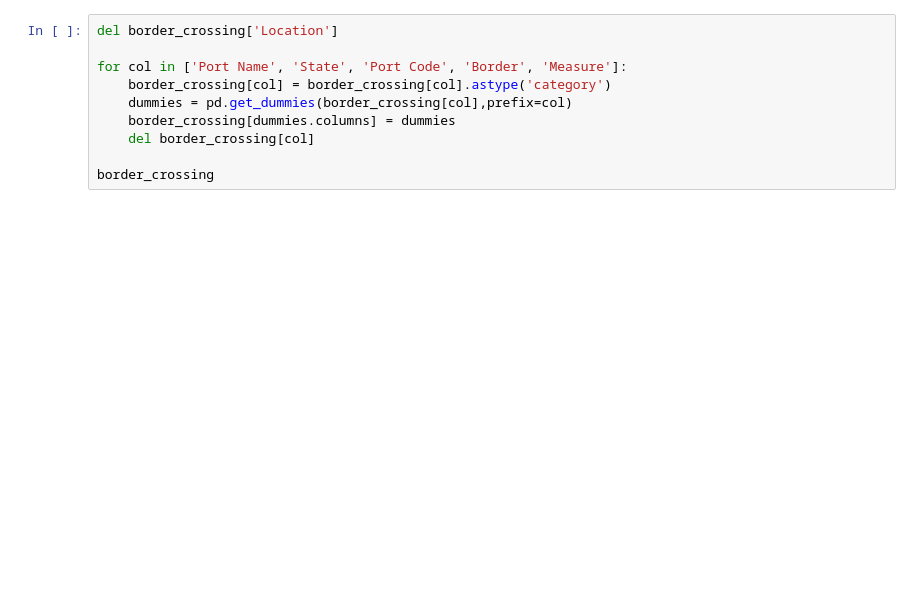
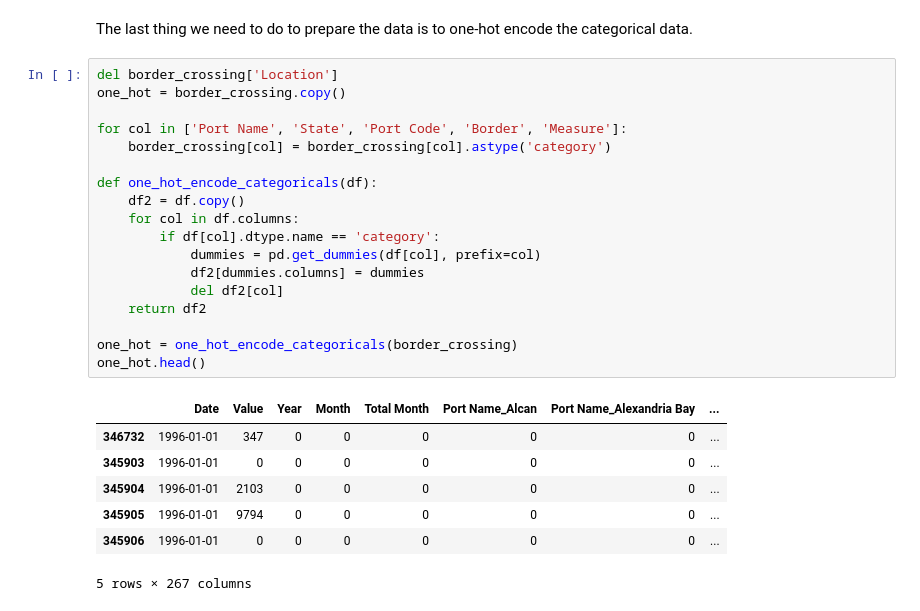
Before and after one commit to dynamic-duo-data-science/dynamicduo, a Jupyter notebook: notebooks/Regression.ipynb, the cells around one changed output. Drawn from its saved outputs; the diff is of its cells as text; blank space fills up the shorter version.

```diff
--- a/notebooks/Regression.ipynb
+++ b/notebooks/Regression.ipynb
@@ -71,10 +61,28 @@ border_crossing.head()
+# %% [markdown]
+The last thing we need to do to prepare the data is to one-hot encode the categorical data.
 # %%
 del border_crossing['Location']
+one_hot = border_crossing.copy()
 
 for col in ['Port Name', 'State', 'Port Code', 'Border', 'Measure']:
     border_crossing[col] = border_crossing[col].astype('category')
-    dummies = pd.get_dummies(border_crossing[col],prefix=col)
-    border_crossing[dummies.columns] = dummies
-    del border_crossing[col]
 
-border_crossing
+def one_hot_encode_categoricals(df):
+    df2 = df.copy()
+    for col in df.columns:
+        if df[col].dtype.name == 'category':
+            dummies = pd.get_dummies(df[col], prefix=col)
+            df2[dummies.columns] = dummies
+            del df2[col]
+    return df2
+
+one_hot = one_hot_encode_categoricals(border_crossing)
+one_hot.head()
+# %% [output]
+|  | Date | Value | Year | Month | Total Month | Port Name_Alcan | Port Name_Alexandria Bay | ... |
+| 346732 | 1996-01-01 | 347 | 0 | 0 | 0 | 0 | 0 | ... |
+| 345903 | 1996-01-01 | 0 | 0 | 0 | 0 | 0 | 0 | ... |
+| 345904 | 1996-01-01 | 2103 | 0 | 0 | 0 | 0 | 0 | ... |
+| 345905 | 1996-01-01 | 9794 | 0 | 0 | 0 | 0 | 0 | ... |
+| 345906 | 1996-01-01 | 0 | 0 | 0 | 0 | 0 | 0 | ... |
+5 rows × 267 columns
```
Also changed, not shown: parts of 46 cells of this notebook.
